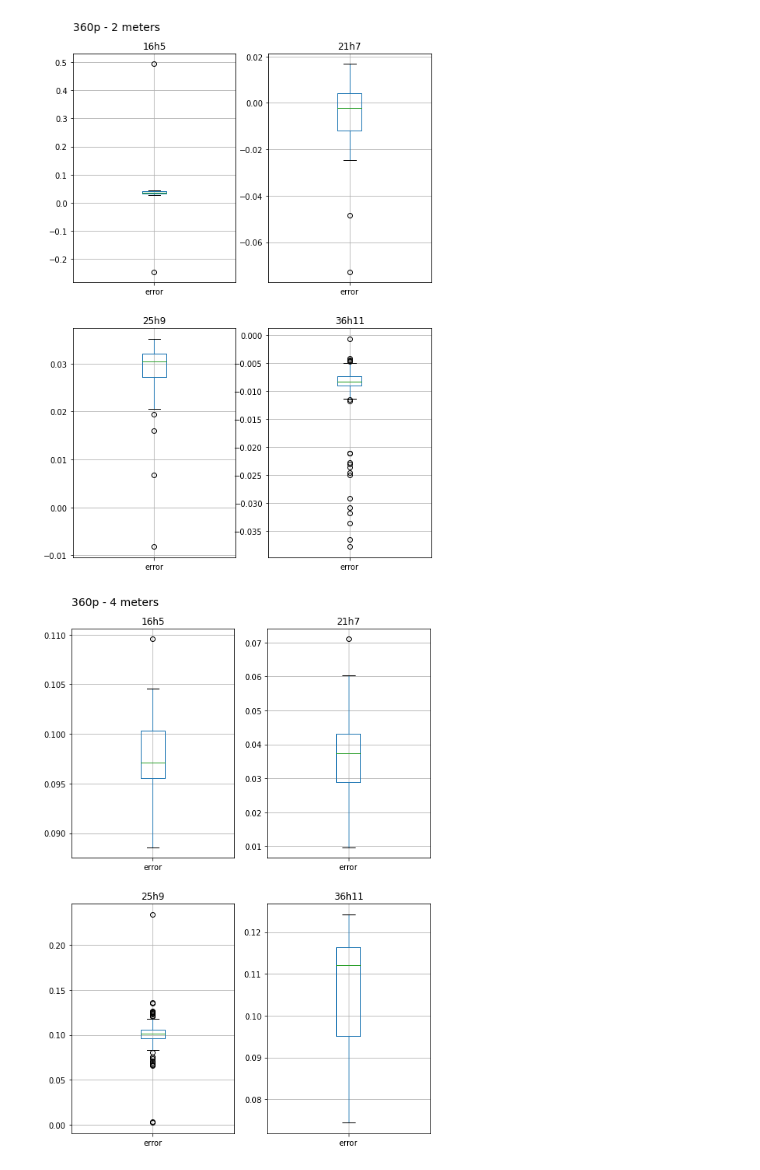
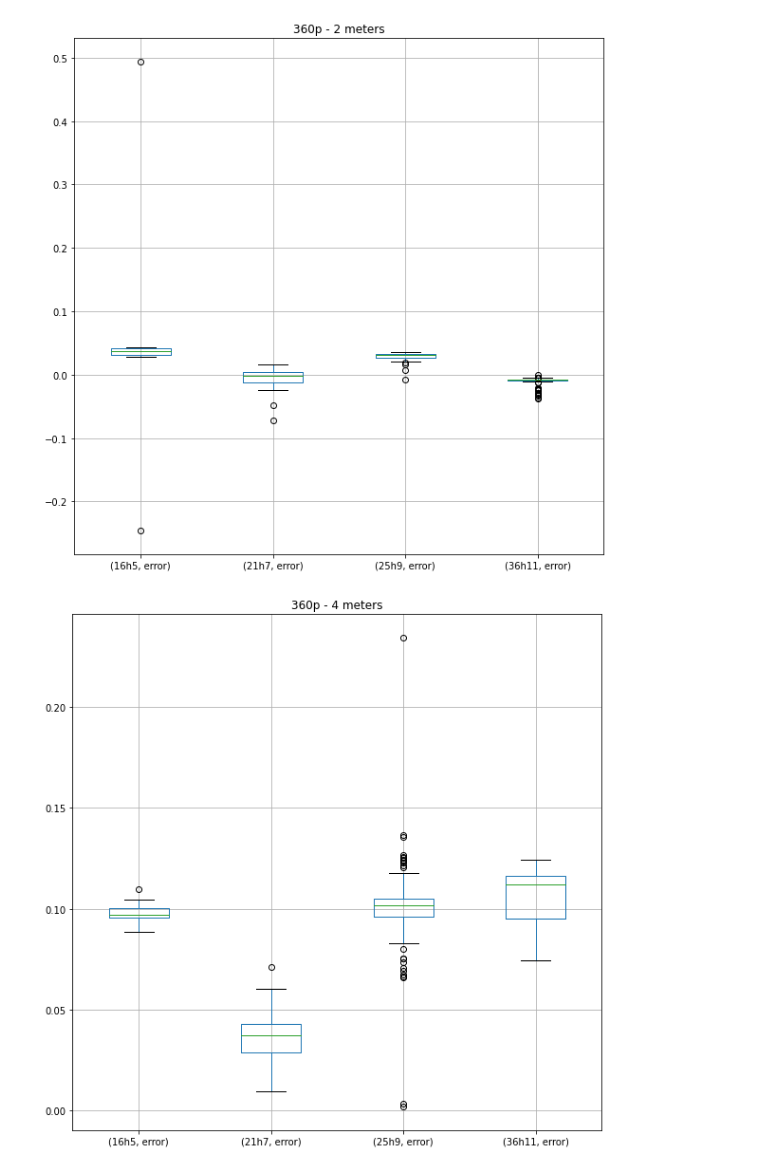
Before and after one commit to hakanErgin/apriltag_test_bench, a Jupyter notebook: analysis/cumulative_translations.ipynb, the cells around one changed output. Saved outputs shown, nothing was run; the diff lists cells and outputs as text; code cells hidden in the pictures.

Commit message:
trans plots are also updated to display together

```diff
--- a/analysis/cumulative_translations.ipynb
+++ b/analysis/cumulative_translations.ipynb
@@ -19,10 +21,14 @@ for filename in all_files:
 # %%
 for key in df_groupby_res.keys(): # res level
     df = pd.concat(df_groupby_res[key]).reset_index().rename({'level_0': 'tag'}, axis=1).drop(columns=['level_1'], axis=1)
     for distance in df['true_distance'].unique():
-        ax = df.loc[df['true_distance']==distance].groupby('tag').boxplot(column=['error'], figsize=(8,12), sharey=False)
+        fig, ax = plt.subplots()
+
+        df.loc[df['true_distance']==distance].groupby('tag').boxplot(column=['error'], figsize=(8,12), subplots=False)
         dist_text = '{}p - {} meters'.format(key, distance)
-        ax[0].text(0, 1.1, s=dist_text, fontsize=14,  transform = ax[0].transAxes)
+        ax.set_title(dist_text)
+        fig.set_size_inches(10,10)
+        plt.show()
 # %% [output]
-[figure, old version]
+[figure, new version]
-[figure, old version]
+[figure, new version]
```
Also changed, not shown: parts of 2 cells of this notebook.
